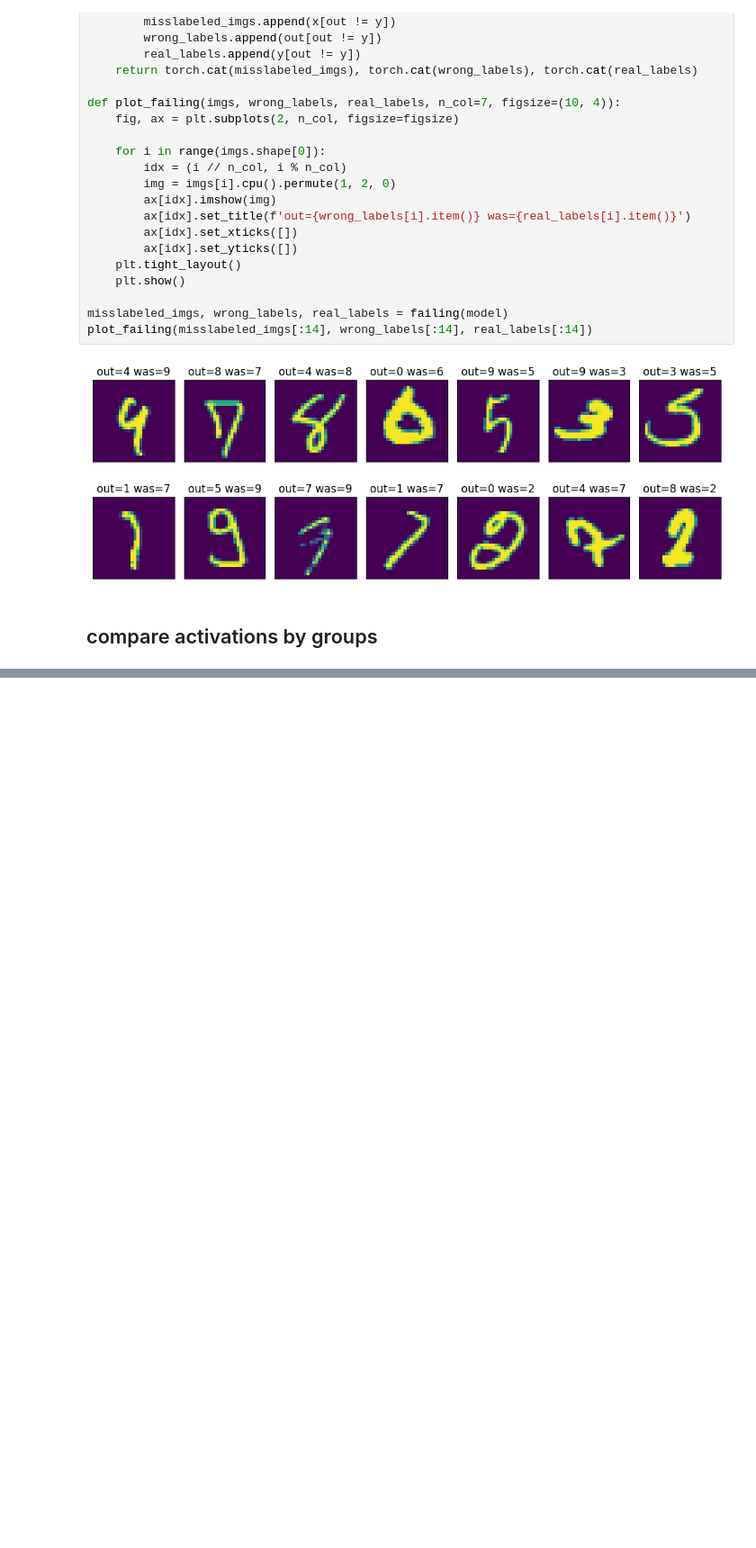
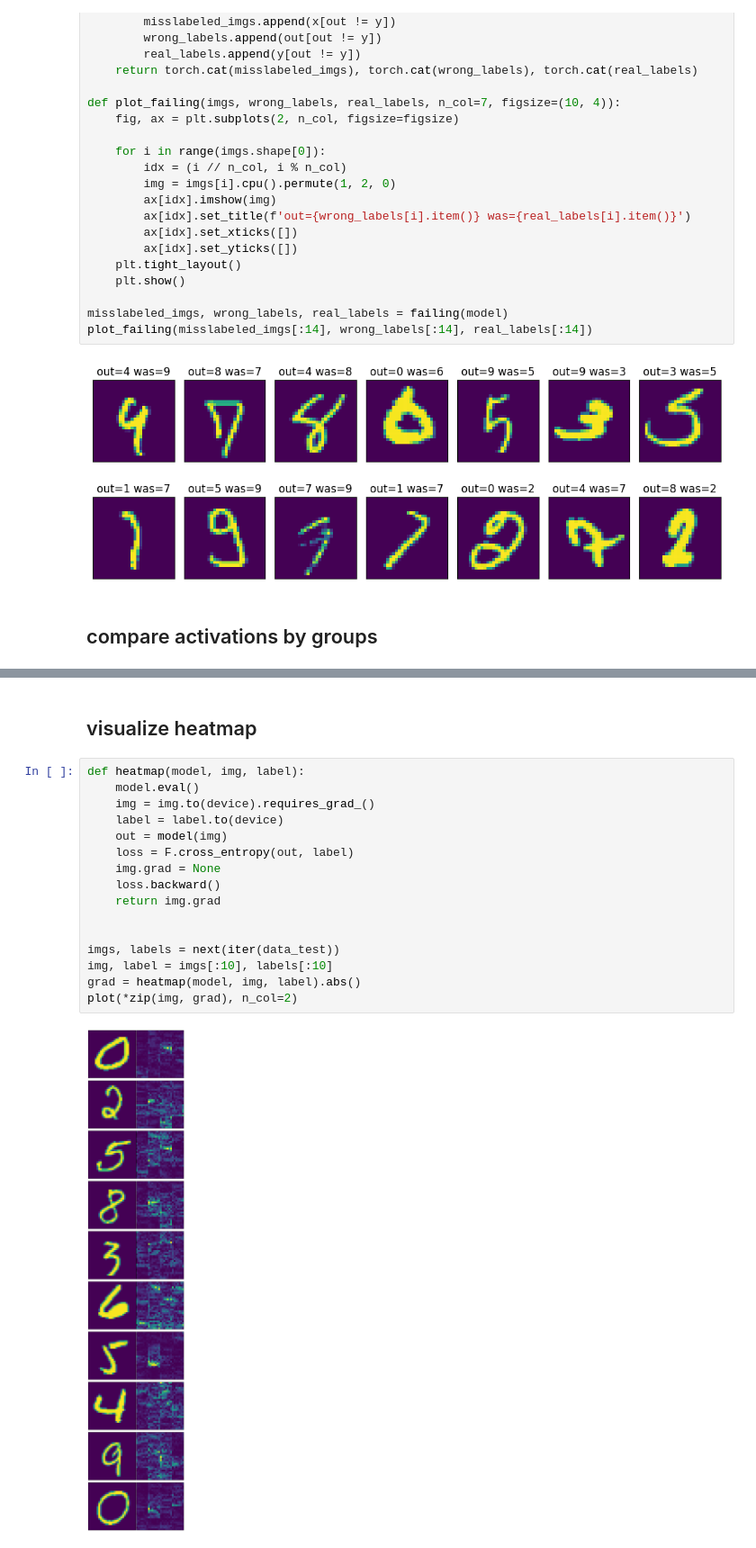
Before and after one commit to peluche/ViT, a Jupyter notebook: vit.ipynb, the cells around one changed output, grey strips where cells are left out. Shown at 90% size. Drawn from its saved outputs; the diff is of its cells as text; blank space fills up the shorter version.

```diff
--- a/vit.ipynb
+++ b/vit.ipynb
@@ -441,0 +452,20 @@ plot(*zip(vis1, vis2), n_col=2)
+# %% [markdown]
+## visualize heatmap
+# %%
+def heatmap(model, img, label):
+    model.eval()
+    img = img.to(device).requires_grad_()
+    label = label.to(device)
+    out = model(img)
+    loss = F.cross_entropy(out, label)
+    img.grad = None
+    loss.backward()
+    return img.grad
+
+
+imgs, labels = next(iter(data_test))
+img, label = imgs[:10], labels[:10]
+grad = heatmap(model, img, label).abs()
+plot(*zip(img, grad), n_col=2)
+# %% [output]
+[figure, added]
```
Also changed, not shown: parts of 5 cells of this notebook.
